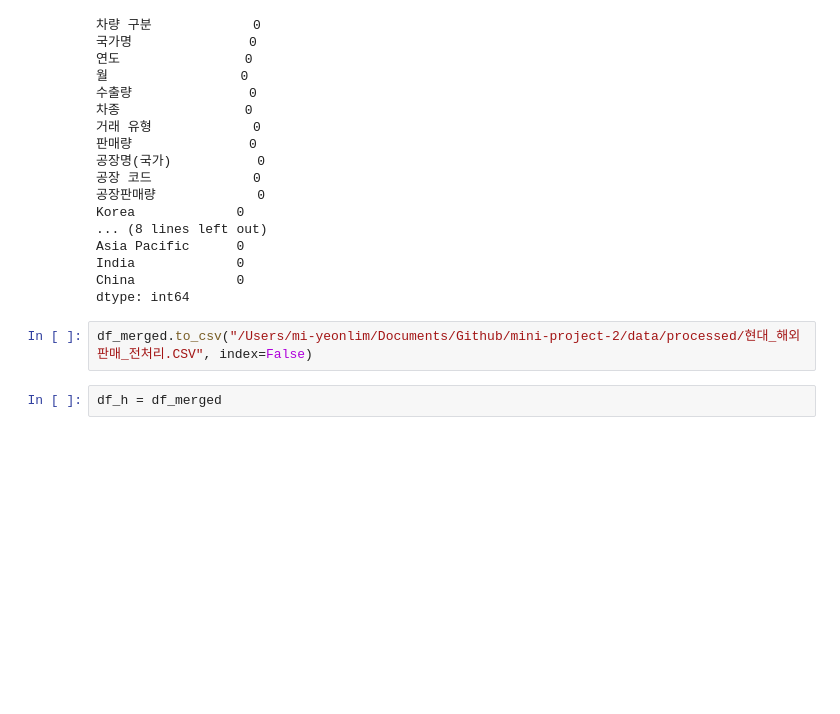
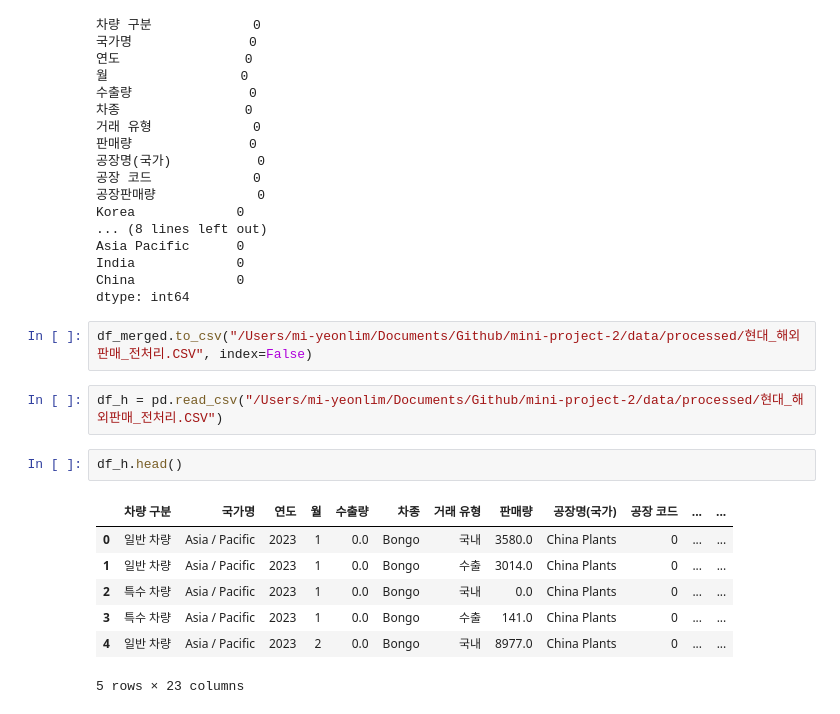
Before and after one commit to CodeWorks-hi/mini-project-2, a Jupyter notebook: jupyter_notebooks/데이터_전처리/현대_데이터전처리.ipynb, the cells around one changed output. Drawn from its saved outputs; the diff is of its cells as text; blank space fills up the shorter version.

```diff
--- a/jupyter_notebooks/데이터_전처리/현대_데이터전처리.ipynb
+++ b/jupyter_notebooks/데이터_전처리/현대_데이터전처리.ipynb
@@ -188,5 +188,15 @@ China             0
 dtype: int64
 # %%
 df_merged.to_csv("/Users/mi-yeonlim/Documents/Github/mini-project-2/data/processed/현대_해외판매_전처리.CSV", index=False)
+# %%
+df_h = pd.read_csv("/Users/mi-yeonlim/Documents/Github/mini-project-2/data/processed/현대_해외판매_전처리.CSV")
 # %%
-df_h = df_merged
+df_h.head()
+# %% [output]
+|  | 차량 구분 | 국가명 | 연도 | 월 | 수출량 | 차종 | 거래 유형 | 판매량 | 공장명(국가) | 공장 코드 | ... | ... |
+| 0 | 일반 차량 | Asia / Pacific | 2023 | 1 | 0.0 | Bongo | 국내 | 3580.0 | China Plants | 0 | ... | ... |
+| 1 | 일반 차량 | Asia / Pacific | 2023 | 1 | 0.0 | Bongo | 수출 | 3014.0 | China Plants | 0 | ... | ... |
+| 2 | 특수 차량 | Asia / Pacific | 2023 | 1 | 0.0 | Bongo | 국내 | 0.0 | China Plants | 0 | ... | ... |
+| 3 | 특수 차량 | Asia / Pacific | 2023 | 1 | 0.0 | Bongo | 수출 | 141.0 | China Plants | 0 | ... | ... |
+| 4 | 일반 차량 | Asia / Pacific | 2023 | 2 | 0.0 | Bongo | 국내 | 8977.0 | China Plants | 0 | ... | ... |
+5 rows × 23 columns
```
Also changed, not shown: parts of 6 cells of this notebook, 4 other files.
